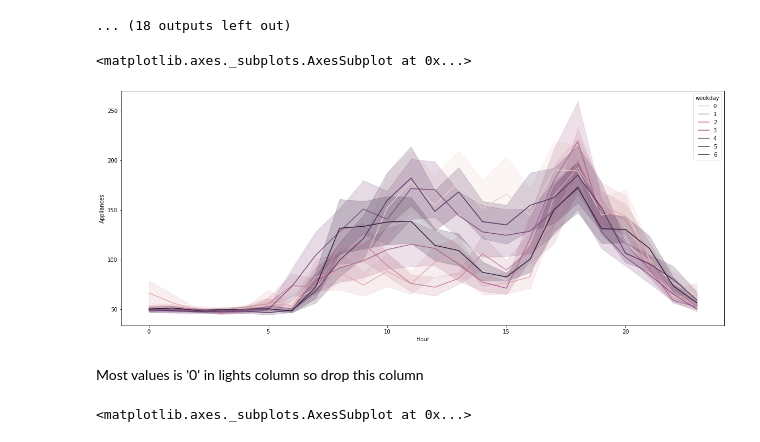
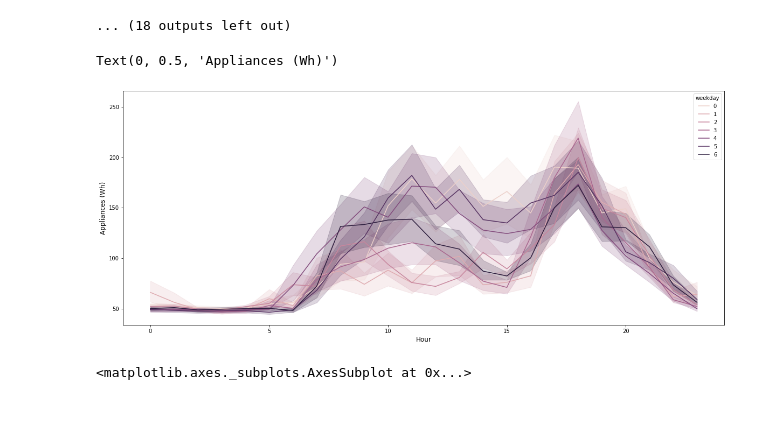
Before and after one commit to milanajudiya/Appliances_Energy_Prediction, a Jupyter notebook: Appliances_Energy_Prediction.ipynb, the cells around one changed output. Cells and saved outputs as stored; diff of their text form; code cells hidden in the pictures; blank space fills up the shorter version.

```diff
--- a/Appliances_Energy_Prediction.ipynb
+++ b/Appliances_Energy_Prediction.ipynb
@@ -321,11 +332,13 @@ plt.show()
 [figure]
 ... (18 outputs left out)
 # %%
+# plot line plote of Applinaces energy vs Hour in different weekdays
+
 plt.figure(figsize=(20,8))
 sns.lineplot(x="Hour",y="Appliances",hue="weekday",data=df_energy)
+plt.xlabel("Hour",size=12)
+plt.ylabel("Appliances (Wh)",size=12)
 # %% [output]
-<matplotlib.axes._subplots.AxesSubplot at 0x...>
+Text(0, 0.5, 'Appliances (Wh)')
-[figure, old version]
+[figure, new version]
-# %% [markdown]
-Most values is '0' in lights column so drop this column
 # %%
```
Also changed, not shown: parts of 52 cells of this notebook.
